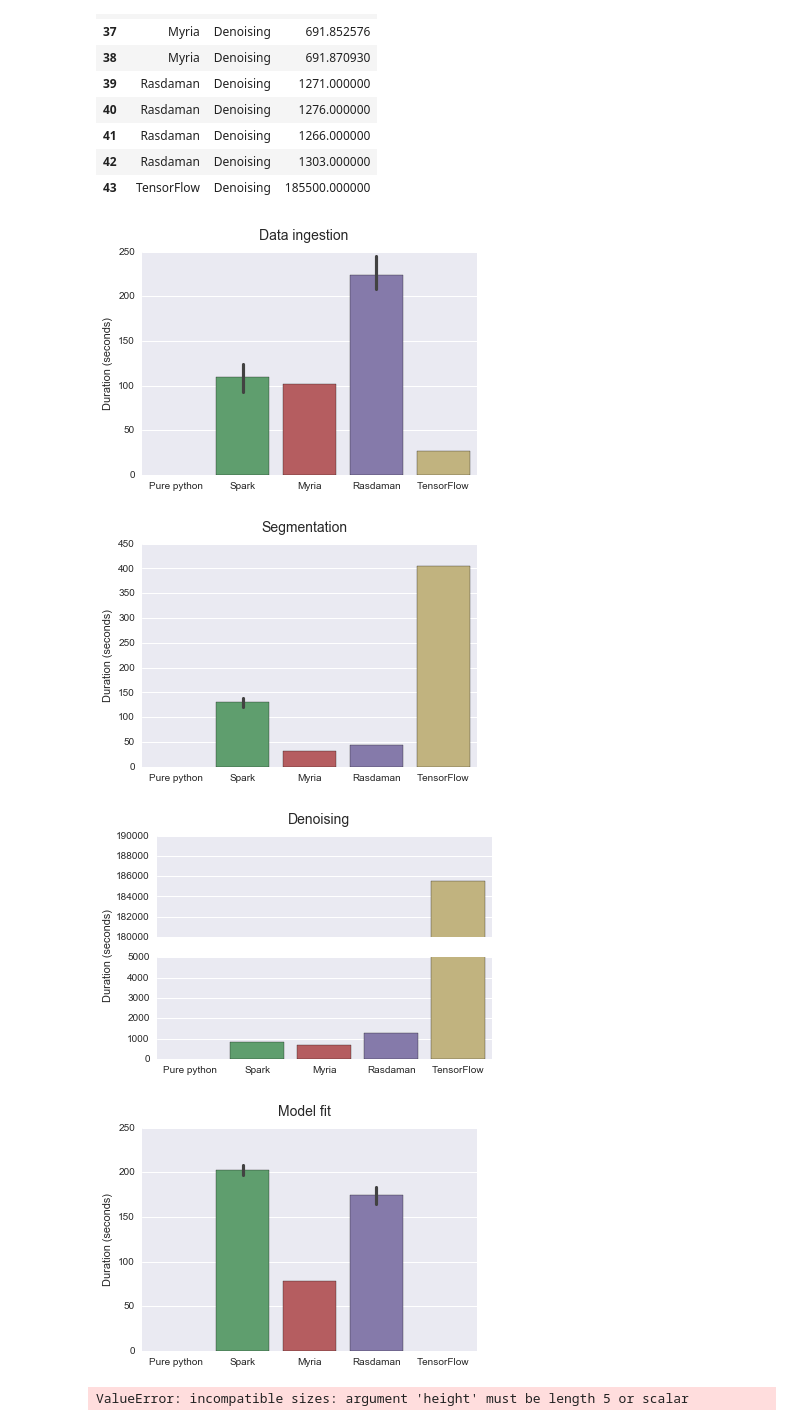
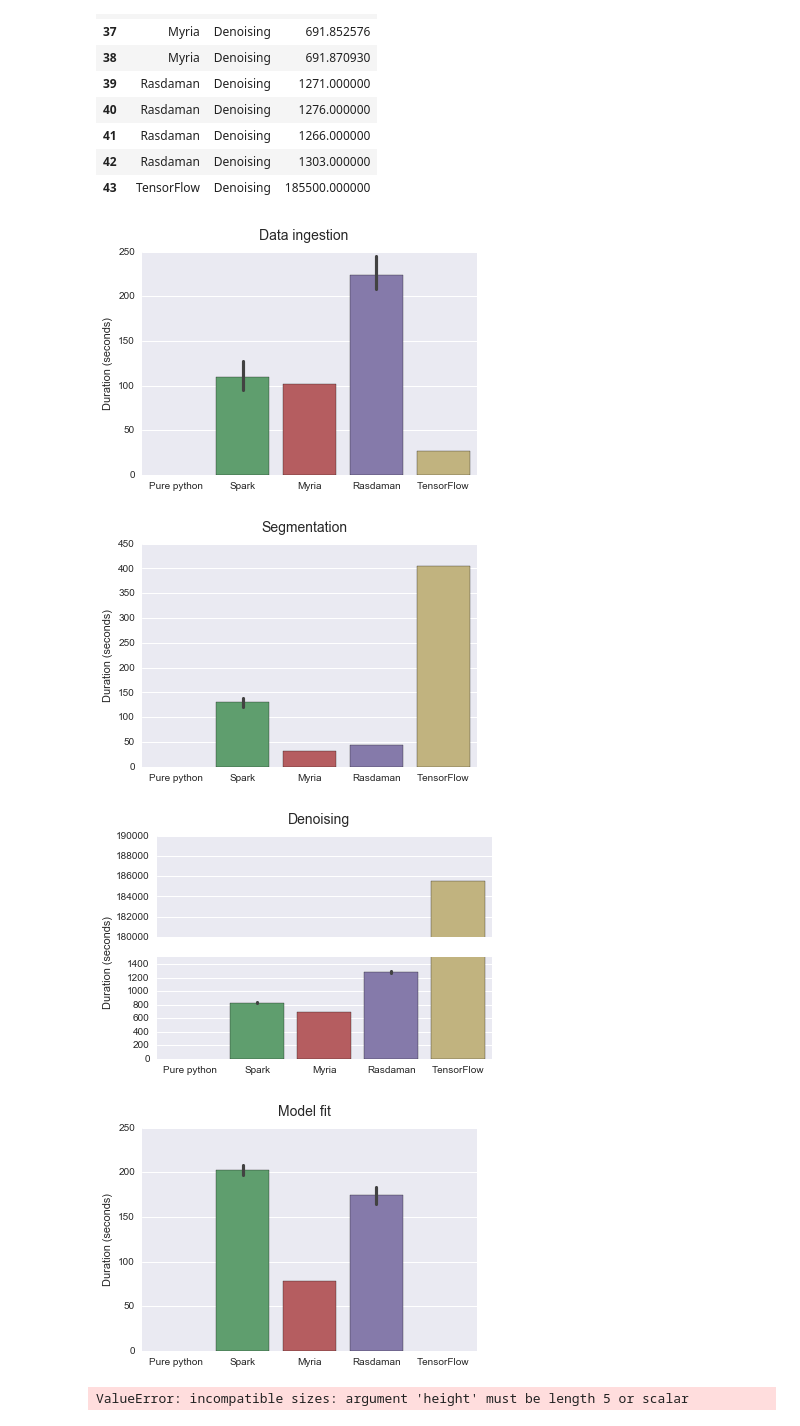
Before and after one commit to arokem/2018-ncec-mri2mri-poster, a Jupyter notebook: notebooks/plots.ipynb, the cells around one changed output. Cells and saved outputs as stored; diff of their text form; code cells hidden in the pictures.

Commit message:
Update one plot.

```diff
--- a/notebooks/plots.ipynb
+++ b/notebooks/plots.ipynb
@@ -35,36 +35,36 @@ for task in ["Data ingestion", "Segmentation", "Denoising", "Model fit"]:
                         order=["Pure python", "Spark", "Myria", "Rasdaman", "TensorFlow"],
                         ax=ax)
             ax.set_xlabel('')
             ax.set_ylabel('')
 
-        ax1.set_ylim([0, 5000])
+        ax1.set_ylim([0, 1500])
         ax2.set_ylim([180000, 190000])
 
 #         ax.set_ylabel('Duration (seconds)')
 #         ax.set_xlabel('')
 #         ax1.bar(np.arange(len(pipelines)) -0.4, np.mean(df[df['Task'] == task]["Duration"]))
 #         ax2.bar(np.arange(len(pipelines)) -0.4, np.mean(df[df['Task'] == task]["Duration"]))
 #         ax1.set_ylim([0, 5000])
 #         ax2.set_ylim([180000, 190000])
 #         ax1.set_xticks(range(len(pipelines)))
 #         ax1.set_xticklabels(pipelines)
 #         ax1.set_xlim([-0.5, 4.5])
 #         ax2.set_xlim([-0.5, 4.5])
 #         ax2.set_title(task)
-        ax1.text(-1.3, 7000, 'Duration (seconds)', rotation=90, fontdict=dict(size=11))
+        ax1.text(-1.3, 2000, 'Duration (seconds)', rotation=90, fontdict=dict(size=11))
     else:
         fig, ax = plt.subplots(1)
         sns.barplot(data=df[df.Task==task], x="Pipeline", y="Duration",
                     order=["Pure python", "Spark", "Myria", "Rasdaman", "TensorFlow"])
         ax.set_ylabel('Duration (seconds)')
         ax.set_xlabel('')
     txt = fig.suptitle(task)
     txt.set_size(14)
     fig.savefig('%s.png'%task)
 # %% [output]
 [figure]
 [figure]
-[figure, old version]
+[figure, new version]
 [figure]
 # %%
 txt.set_size(14)
```
Also changed, not shown: 3 other files.
